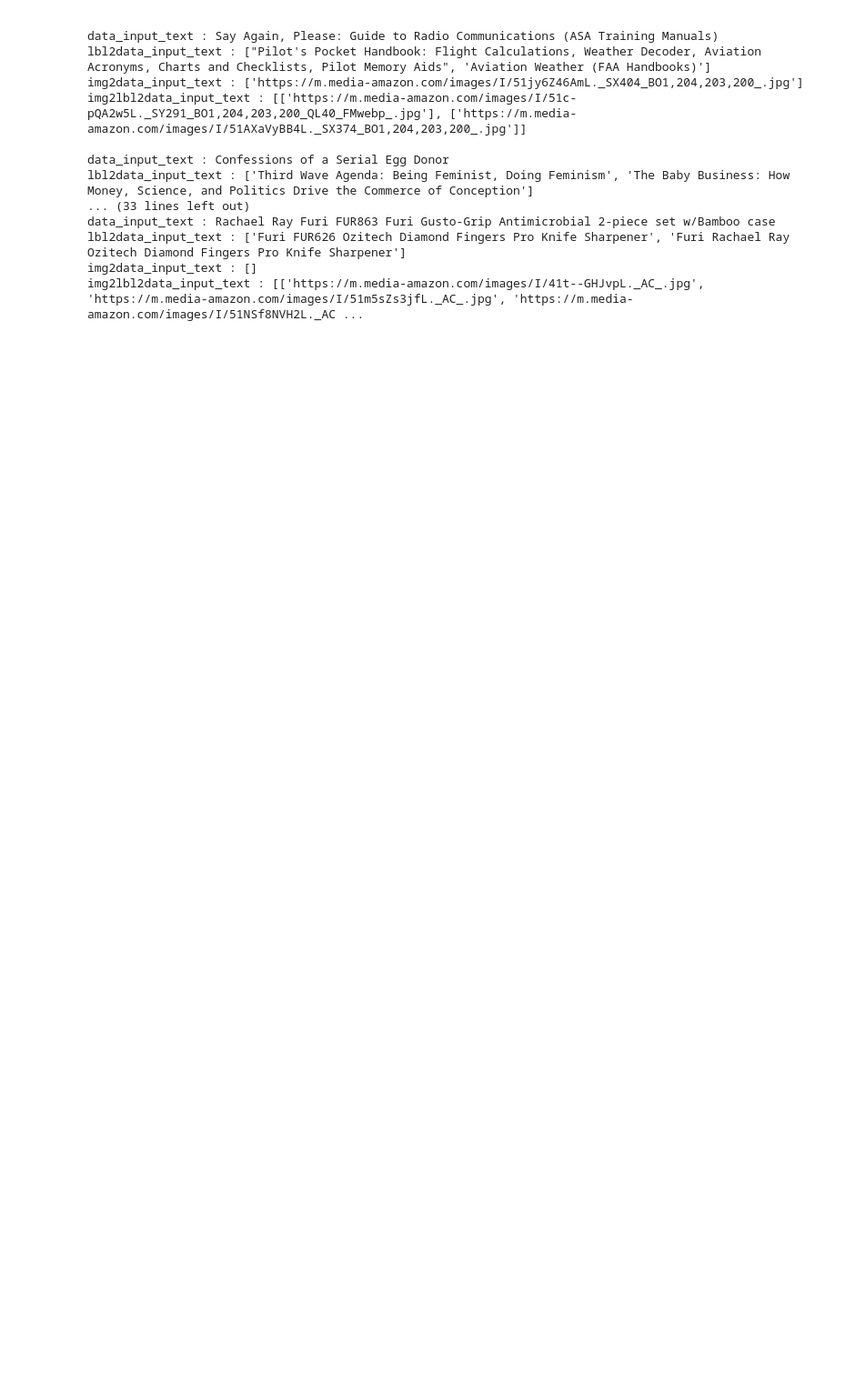
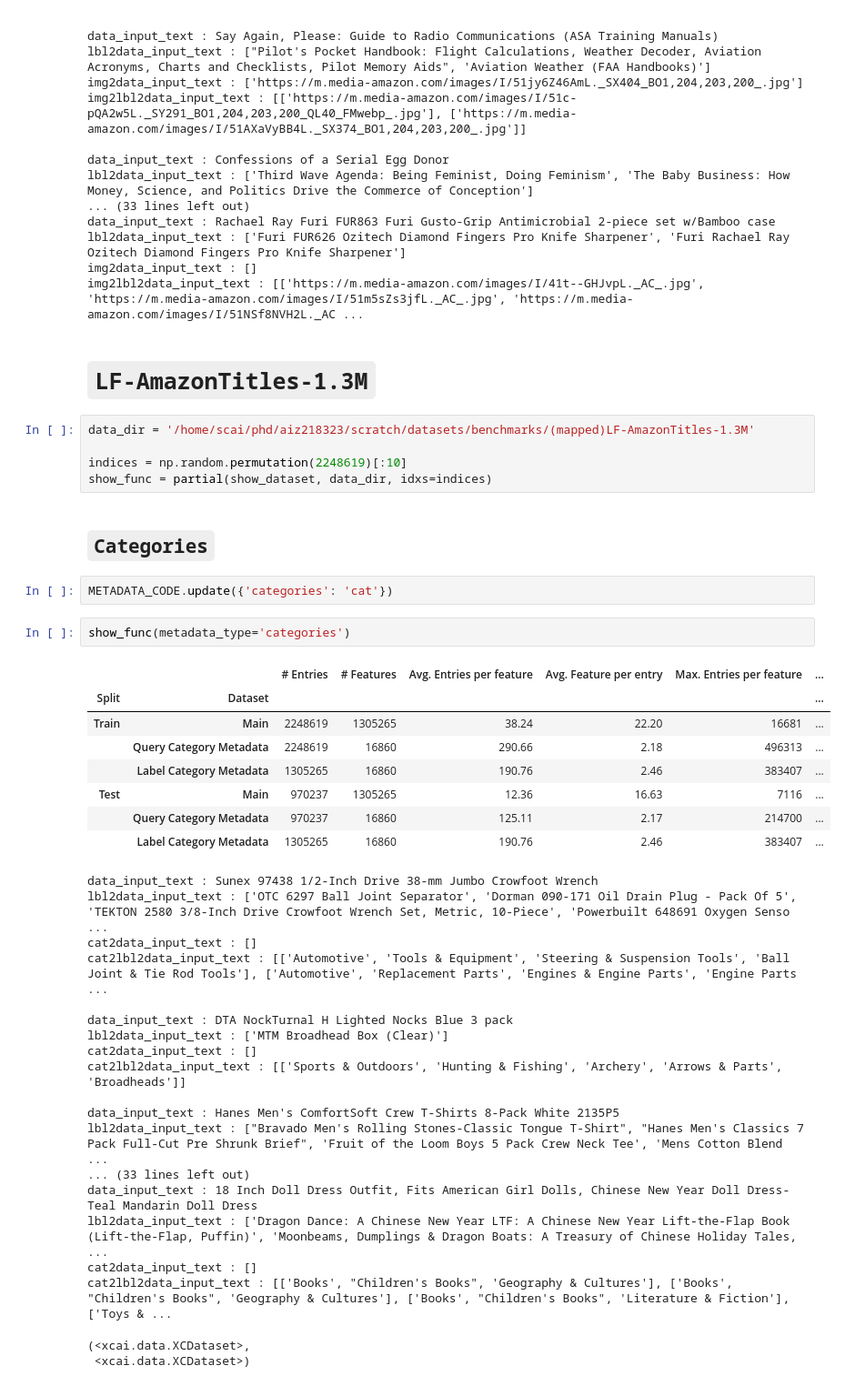
Before and after one commit to suchith720/sugar, a Jupyter notebook: nbs/13_wikiseelaso-amazon-dataset-statistics-report.ipynb, the cells around one changed output. Shown at 91% size. Cells and saved outputs as stored; diff of their text form; blank space fills up the shorter version.

Commit message:
reviews metadata

```diff
--- a/nbs/13_wikiseelaso-amazon-dataset-statistics-report.ipynb
+++ b/nbs/13_wikiseelaso-amazon-dataset-statistics-report.ipynb
@@ -512,3 +512,44 @@ data_input_text : Rachael Ray Furi FUR863 Furi Gusto-Grip Antimicrobial 2-piece
 lbl2data_input_text : ['Furi FUR626 Ozitech Diamond Fingers Pro Knife Sharpener', 'Furi Rachael Ray Ozitech Diamond Fingers Pro Knife Sharpener']
 img2data_input_text : []
 img2lbl2data_input_text : [['https://m.media-amazon.com/images/I/41t--GHJvpL._AC_.jpg', 'https://m.media-amazon.com/images/I/51m5sZs3jfL._AC_.jpg', 'https://m.media-amazon.com/images/I/51NSf8NVH2L._AC ...
+# %% [markdown]
+# `LF-AmazonTitles-1.3M`
+# %%
+data_dir = '/home/scai/phd/aiz218323/scratch/datasets/benchmarks/(mapped)LF-AmazonTitles-1.3M'
+
+indices = np.random.permutation(2248619)[:10]
+show_func = partial(show_dataset, data_dir, idxs=indices)
+# %% [markdown]
+## `Categories`
+# %%
+METADATA_CODE.update({'categories': 'cat'})
+# %%
+show_func(metadata_type='categories')
+# %% [output]
+|  |  | # Entries | # Features | Avg. Entries per feature | Avg. Feature per entry | Max. Entries per feature | ... |
+| Split | Dataset |  |  |  |  |  | ... |
+| Train | Main | 2248619 | 1305265 | 38.24 | 22.20 | 16681 | ... |
+|  | Query Category Metadata | 2248619 | 16860 | 290.66 | 2.18 | 496313 | ... |
+|  | Label Category Metadata | 1305265 | 16860 | 190.76 | 2.46 | 383407 | ... |
+| Test | Main | 970237 | 1305265 | 12.36 | 16.63 | 7116 | ... |
+|  | Query Category Metadata | 970237 | 16860 | 125.11 | 2.17 | 214700 | ... |
+|  | Label Category Metadata | 1305265 | 16860 | 190.76 | 2.46 | 383407 | ... |
+data_input_text : Sunex 97438 1/2-Inch Drive 38-mm Jumbo Crowfoot Wrench
+lbl2data_input_text : ['OTC 6297 Ball Joint Separator', 'Dorman 090-171 Oil Drain Plug - Pack Of 5', 'TEKTON 2580 3/8-Inch Drive Crowfoot Wrench Set, Metric, 10-Piece', 'Powerbuilt 648691 Oxygen Senso ...
+cat2data_input_text : []
+cat2lbl2data_input_text : [['Automotive', 'Tools & Equipment', 'Steering & Suspension Tools', 'Ball Joint & Tie Rod Tools'], ['Automotive', 'Replacement Parts', 'Engines & Engine Parts', 'Engine Parts ...
+
+data_input_text : DTA NockTurnal H Lighted Nocks Blue 3 pack
+lbl2data_input_text : ['MTM Broadhead Box (Clear)']
+cat2data_input_text : []
+cat2lbl2data_input_text : [['Sports & Outdoors', 'Hunting & Fishing', 'Archery', 'Arrows & Parts', 'Broadheads']]
+
+data_input_text : Hanes Men's ComfortSoft Crew T-Shirts 8-Pack White 2135P5
+lbl2data_input_text : ["Bravado Men's Rolling Stones-Classic Tongue T-Shirt", "Hanes Men's Classics 7 Pack Full-Cut Pre Shrunk Brief", 'Fruit of the Loom Boys 5 Pack Crew Neck Tee', 'Mens Cotton Blend ...
+... (33 lines left out)
+data_input_text : 18 Inch Doll Dress Outfit, Fits American Girl Dolls, Chinese New Year Doll Dress- Teal Mandarin Doll Dress
+lbl2data_input_text : ['Dragon Dance: A Chinese New Year LTF: A Chinese New Year Lift-the-Flap Book (Lift-the-Flap, Puffin)', 'Moonbeams, Dumplings & Dragon Boats: A Treasury of Chinese Holiday Tales, ...
+cat2data_input_text : []
+cat2lbl2data_input_text : [['Books', "Children's Books", 'Geography & Cultures'], ['Books', "Children's Books", 'Geography & Cultures'], ['Books', "Children's Books", 'Literature & Fiction'], ['Toys & ...
+(<xcai.data.XCDataset>,
+ <xcai.data.XCDataset>)
```
Also changed, not shown: 8 other files.
